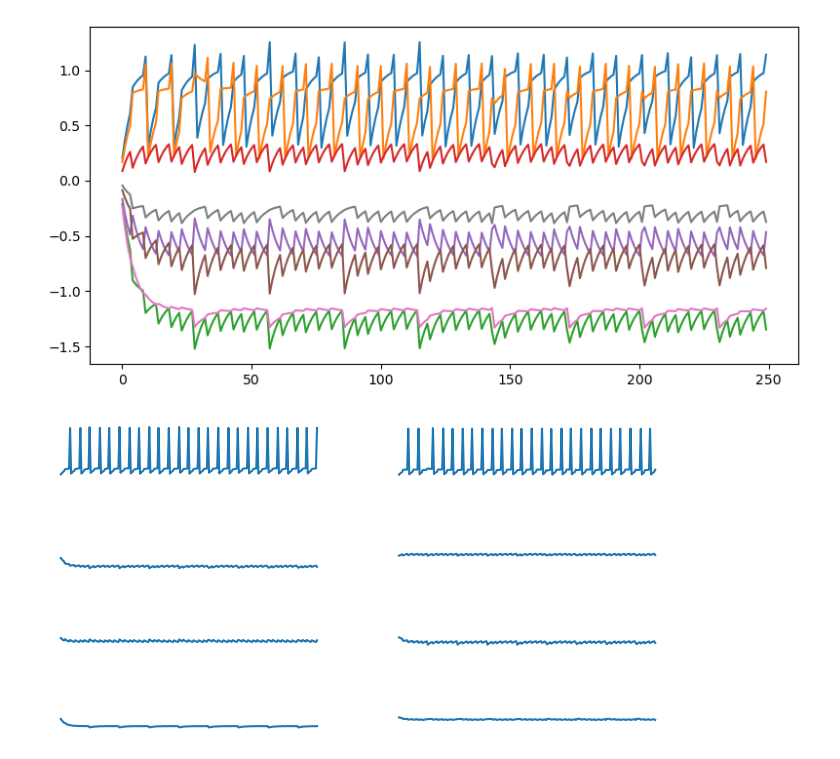
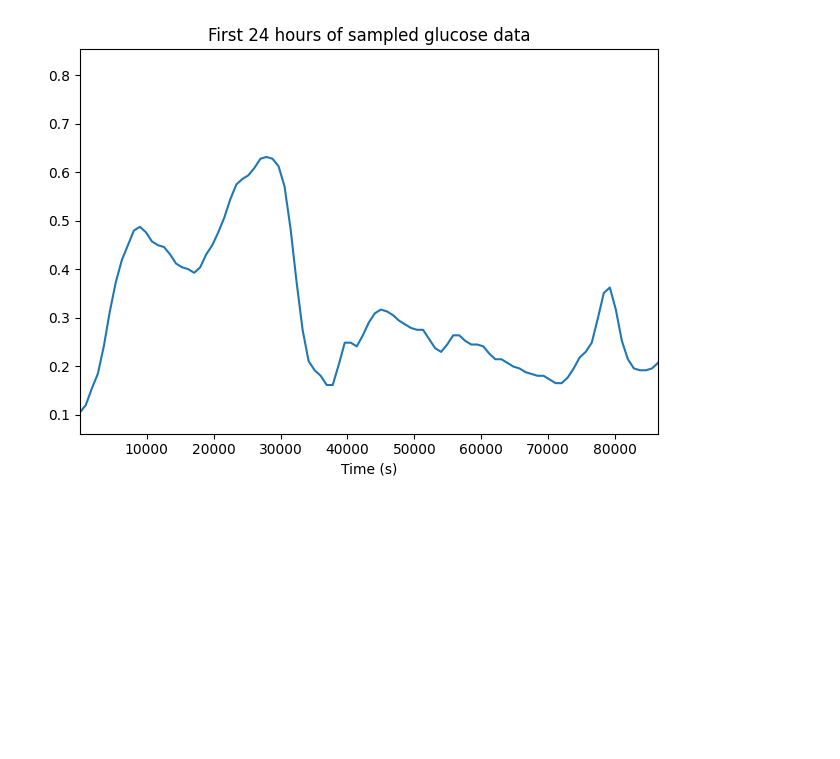
Before and after one commit to Liamdev631/neuromorphic-pancreas, a Jupyter notebook: model_test.ipynb, the cells around one changed output. Saved outputs shown, nothing was run; the diff lists cells and outputs as text; code cells hidden in the pictures; blank space fills up the shorter version.

```diff
--- a/model_test.ipynb
+++ b/model_test.ipynb
@@ -15,0 +22,15 @@ Using device: cuda
+# %%
+# The number of points to interpolate between each sample to simulate continuous sampling
+# Each sample is interpolated and presented for 1 second.
+dt_per_sample = 128
+
+# The number of channels used for population encoding. Each channel represents a different
+# range of values. The number of channels should be a power of 2.
+in_channels = 2**3
+
+# The number of variant spike trains to generate. Each spike train is a different, but
+# represents the same continuous signal.
+batch_size = 32
+
+# The window of time to display in the plot
+time_window = {'left': 1, 'right': 60*60*24}
@@ -16,2 +39,4 @@ Using device: cuda
 # %%
 ds = GlucoseDataset("datasets/diabetes_datasets.zip", sub_directory="Shanghai_T1DM")
+sample_data = ds.__getitem__(1)[40:]
+dt = ds.sample_interval
@@ -37,12 +43,9 @@ plt.tight_layout()
-# %%
-plt.figure(figsize=(8, 4))
-plt.plot(mem_out.detach().cpu().numpy());
-plt.tight_layout()
-# %% [output]
-[figure, removed]
-# %%
-splt.traces(mem_out.squeeze(1), spk=spk_out.squeeze(1), dim=(4,2))
-fig = plt.gcf()
-fig.set_size_inches(8, 4)
-# %% [output]
-[figure, removed]
+# %%
+# Plot the time series
+timeseries = TSContinuous.from_clocked(samples=sample_data, dt=ds.sample_interval) # type: ignore
+timeseries.plot()
+plt.title("First 24 hours of sampled glucose data")
+plt.xlim(**time_window)
+plt.tight_layout();
+# %% [output]
+[figure, added]
```
Also changed, not shown: parts of 15 cells of this notebook, 6 other files.
